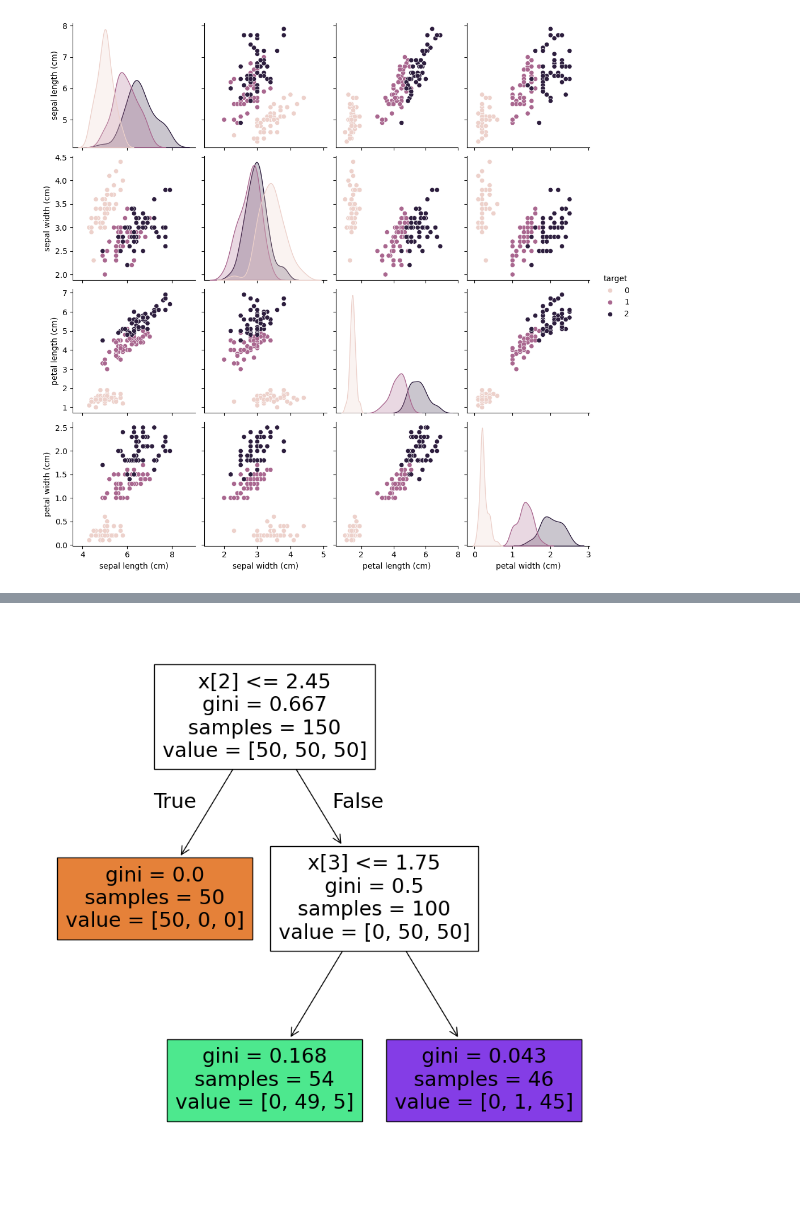
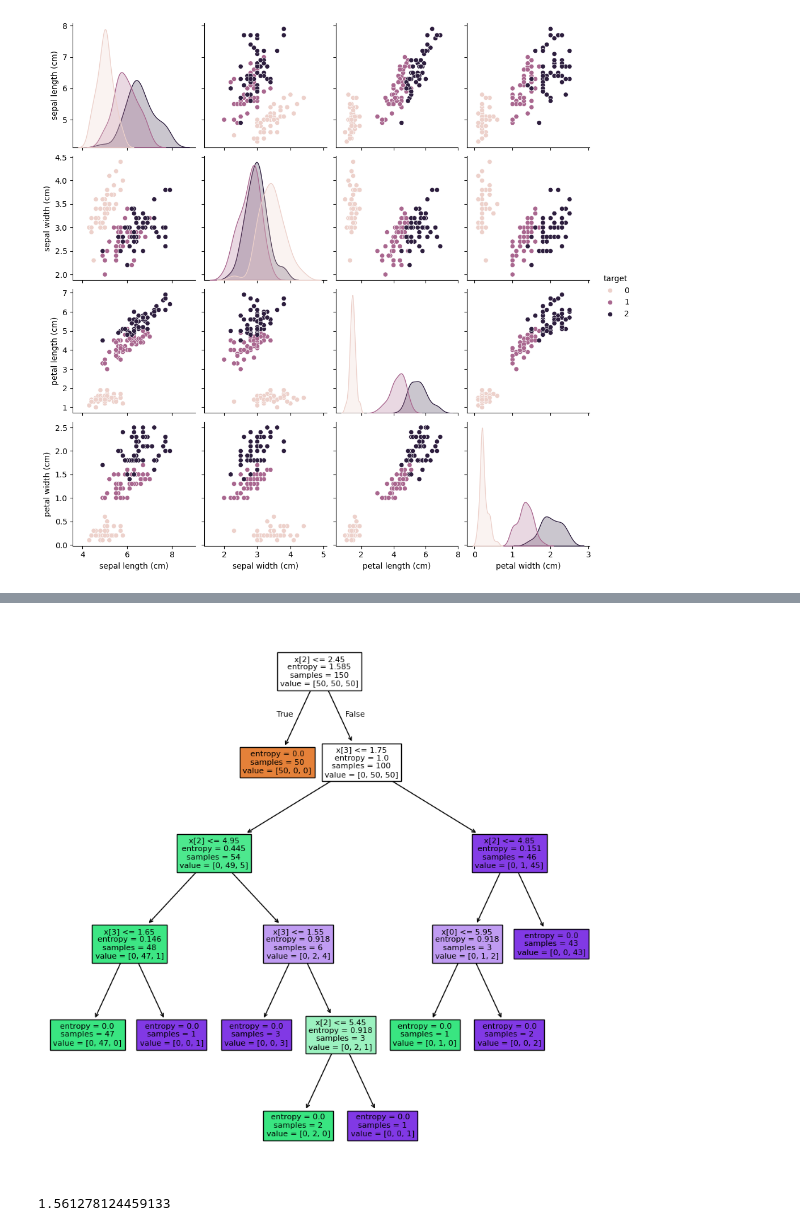
Before and after one commit to Mushfiqur6087/ML-algorithms-from-scratch, a Jupyter notebook: Decision Tress/DecisionTree-Classification.ipynb, the cells around one changed output, grey strips where cells are left out. Drawn from its saved outputs; the diff is of its cells as text; code cells hidden in the pictures.

```diff
--- a/Decision Tress/Code1.ipynb
+++ b/Decision Tress/DecisionTree-Classification.ipynb
@@ -94,13 +96,13 @@ print(y_iris)
 [150 rows x 1 columns]
 # %%
 from sklearn.tree import DecisionTreeClassifier
-model= DecisionTreeClassifier(max_depth=2,random_state=42)
+model= DecisionTreeClassifier(max_depth=5,random_state=42,criterion='entropy')
 model.fit(X_iris,y_iris)
 from sklearn.tree import plot_tree
 plt.figure(figsize=(10,10))
 plt.show(plot_tree(model, filled=True))
 # %% [output]
-[figure, old version]
+[figure, new version]
 # %%
 #different way to print the tree
 from sklearn.tree import export_graphviz
@@ -110,0 +123,16 @@ export_graphviz(model, out_file= 'tree.dot', feature_names= iris.feature_names,
+# %%
+#lets find impurity of the node using entropy
+def entropy(y):
+    hist= np.bincount(y)
+    ps= hist/len(y)
+    return -np.sum([p*np.log2(p) for p in ps if p>0])
+print(entropy([1,0,1,0,2,0,2,2]))
+#here we have three instances of class 0, three instances of class 1, and two instances of class 2. The entropy of this node is therefore:
+#−(3/8)log2(3/8)−(3/8)log2(3/8)−(2/8)log2(2/8)≈1.57
+#we get the accurate value of entropy
+def information_gain(left_y, right_y, current_entropy):
+    p= float(len(left_y))/(len(left_y)+len(right_y))
+    return current_entropy- p*entropy(left_y)-(1-p)*entropy(right_y)
+# so information gain is the difference between the current entropy and the weighted sum of the child node entropies.
+# %% [output]
+1.561278124459133
```
Also changed, not shown: parts of 7 cells of this notebook, 2 other files.
